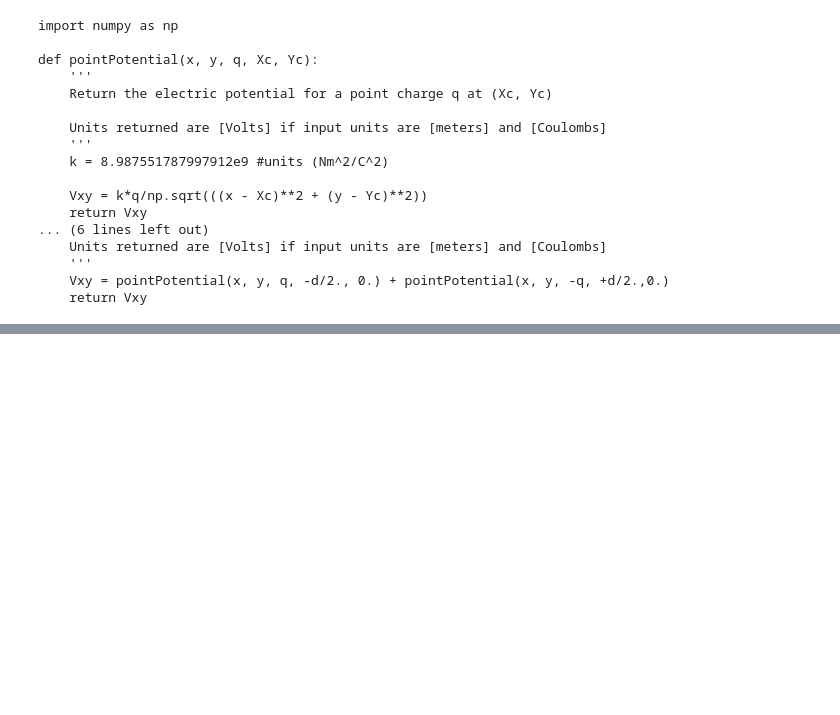
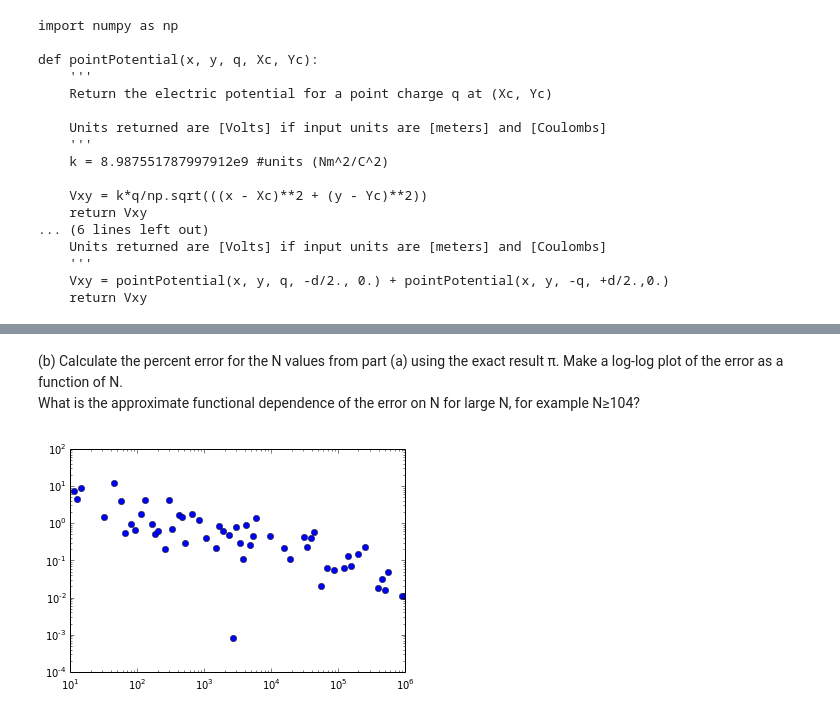
Before and after one commit to daw202/PHYS202-S14, a Jupyter notebook: SciPy/MCIntegrationExercises.ipynb, the cells around one changed output, grey strips where cells are left out. Cells and saved outputs as stored; diff of their text form; code cells hidden in the pictures; blank space fills up the shorter version.

```diff
--- a/SciPy/MCIntegrationExercises.ipynb
+++ b/SciPy/MCIntegrationExercises.ipynb
@@ -73,0 +102,18 @@ Point potential: 13028.681597,  Statistical uncertainty: 0.000003
+# %%
+rmin = 0.; rmax = 1.
+thetamin = 0.; thetamax = np.pi
+phimin = 0.; phimax = 2. * np.pi
+
+f = lambda r, theta, phi: r ** 2 * sin(theta)
+
+N = [10, 10**2, 10**3, 10**4, 10**5, 10**6]
+for i in N:
+    samples_r = rmin + (rmax - rmin) * np.random.random_sample(i)
+    samples_theta = thetamin + (thetamax - thetamin) * np.random.random_sample(i)
+    samples_phi = phimin + (phimax - phimin) * np.random.random_sample(i)
+
+    I = (rmax-rmin)*(thetamax-thetamin)*(phimax-phimin)*f(samples_r, samples_theta, samples_phi).mean()
+    Iunc = (rmax-rmin)*(thetamax-thetamin)*(phimax-phimin)*sqrt(((f(samples_r, samples_theta, samples_phi)**2).mean() -
+                                                                 (f(samples_r, samples_theta, samples_phi).mean())**2)/i)
+
+    print 'Volume: %f, Statistical uncertainty: %f' % (I, Iunc)
@@ -73,0 +132,12 @@ Point potential: 13028.681597,  Statistical uncertainty: 0.000003
+# %%
+f = lambda x: 4 * sqrt(1 - x **2)
+N = np.logspace(1, 6, 100)
+
+results = []
+for i in N:
+    samples_x = np.random.random_sample(i)
+    samples_y = 4. * np.random.random_sample(i)
+    mask = (samples_y < f(samples_x))
+    I = 4.*mask.sum() / mask.size
+    results.append(I)
+    print 'Estimated area with %f samples: %f' % (i, I)
@@ -73,0 +162,11 @@ Point potential: 13028.681597,  Statistical uncertainty: 0.000003
+# %% [markdown]
+(b) Calculate the percent error for the N values from part (a) using the exact result π. Make a log-log plot of the error as a function of N.
+What is the approximate functional dependence of the error on N for large N, for example N≥104?
+# %%
+results = np.array(results)
+error = (pi - results)/pi * 100
+
+plt.loglog(N, error, 'o')
+plt.show()
+# %% [output]
+[figure, added]
```
Also changed, not shown: parts of 15 cells of this notebook.
